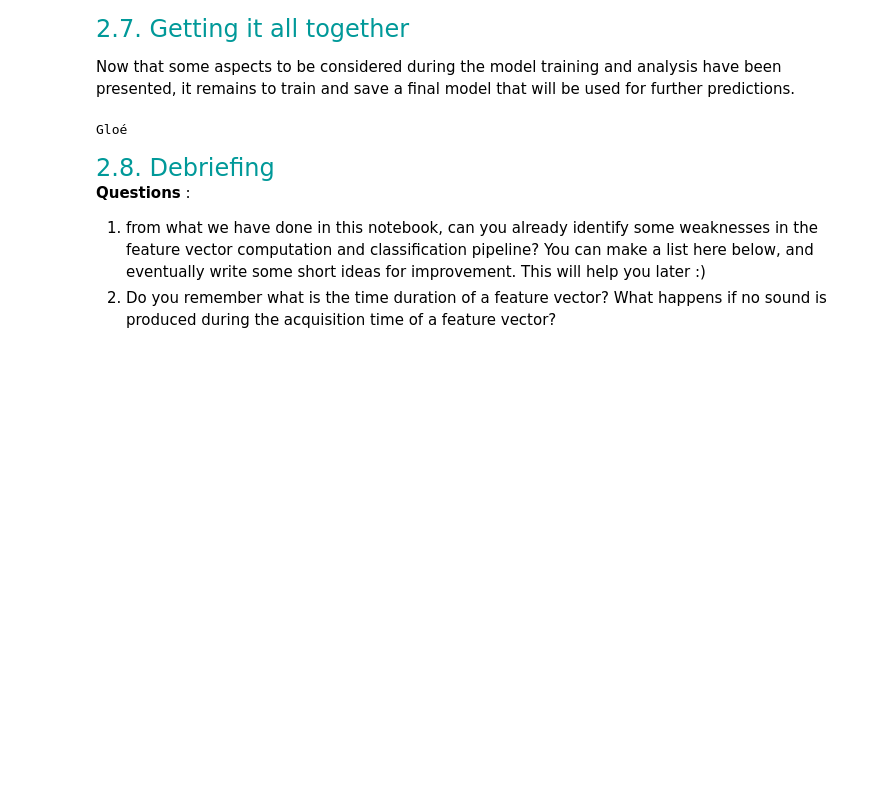
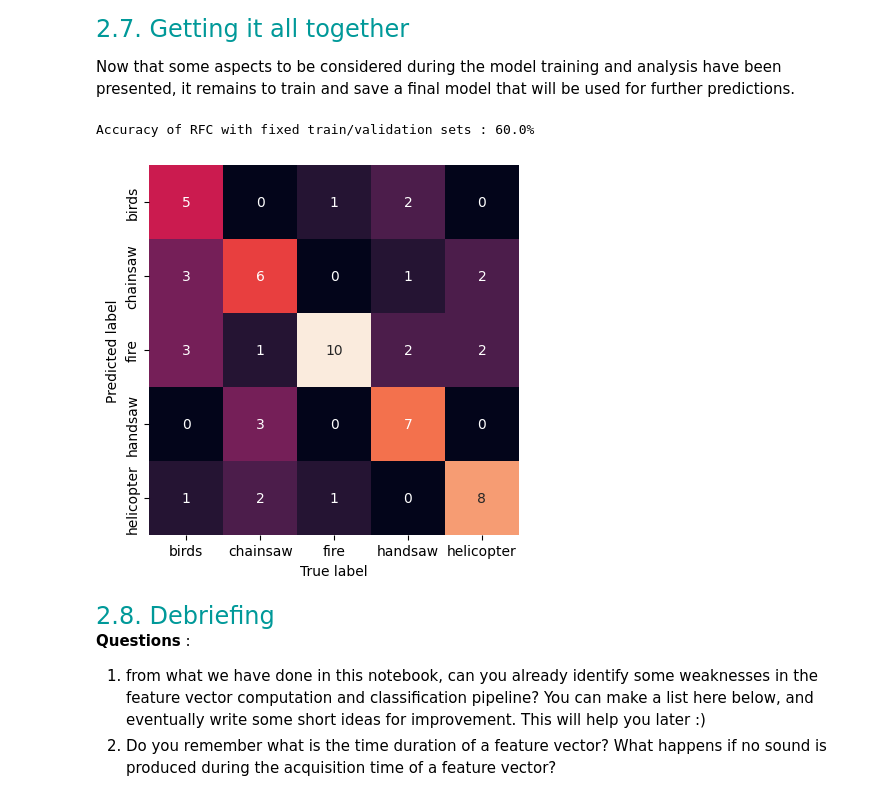
Before and after one commit to CamilleCl/lelec210X_GroupeF, a Jupyter notebook: classification/hands_on_classif2_audio.ipynb, the cells around one changed output. Cells and saved outputs as stored; diff of their text form; code cells hidden in the pictures; blank space fills up the shorter version.

```diff
--- a/classification/hands_on_classif2_audio.ipynb
+++ b/classification/hands_on_classif2_audio.ipynb
@@ -567,32 +570,35 @@ Now that some aspects to be considered during the model training and analysis ha
 # %%
 ### TO COMPLETE
 
 # [1] Create dataset of feature vectors and split it.
 # (optional) with data augmentation
-myds = Feature_vector_DS(dataset, Nft=512, nmel=20, duration=950, shift_pct=0.0)
+myds = Feature_vector_DS(dataset, Nft=512, nmel=20, duration=950, shift_pct=0.2)
 
 train_pct = 0.7
 X_train, X_test, y_train, y_test = train_test_split(X, y, test_size=0.3, stratify=y) # random_state=1
 
 # [2] (optional) Data normalization
 
 # [3] (optional) dimensionality reduction.
 ...
 
 # [4] Model training and selection.
-
-K = 6 # Number of neighbours for the KNN
-model = KNeighborsClassifier(n_neighbors=K, weights='distance', algorithm='auto', metric='minkowski')
-
+model = RFC()
 model.fit(X_train, y_train)
 
 # [5] Save the trained model, eventually the pca.
 filename = 'model.pickle'
 pickle.dump(model, open(model_dir+filename, 'wb'))
 
 # [6] Evaluate the model.
+prediction_RFC = model.predict(X_test)
+accuracy_RFC = accuracy(prediction_RFC, y_test)
+
+print('Accuracy of RFC with fixed train/validation sets : {:.1f}%'.format(100*accuracy_RFC))
+show_confusion_matrix (prediction_RFC, y_test, classnames)
 # %% [output]
-Gloé
+Accuracy of RFC with fixed train/validation sets : 60.0%
+[figure, added]
 # %% [markdown]
 <font size=5 color=#009999> 2.8. Debriefing </font> <br>
 **Questions** :
```
Also changed, not shown: parts of 14 cells of this notebook, 3 other files.
